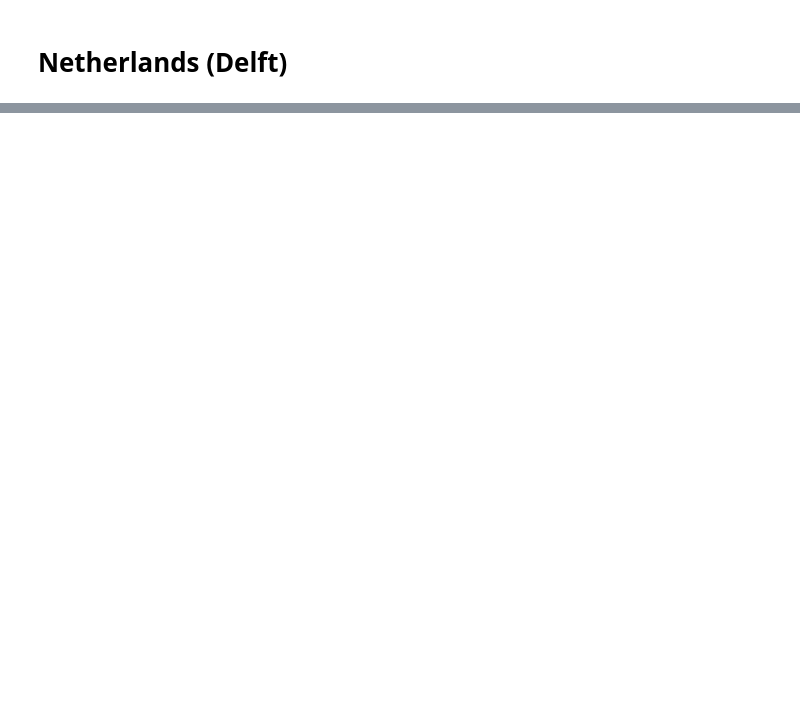
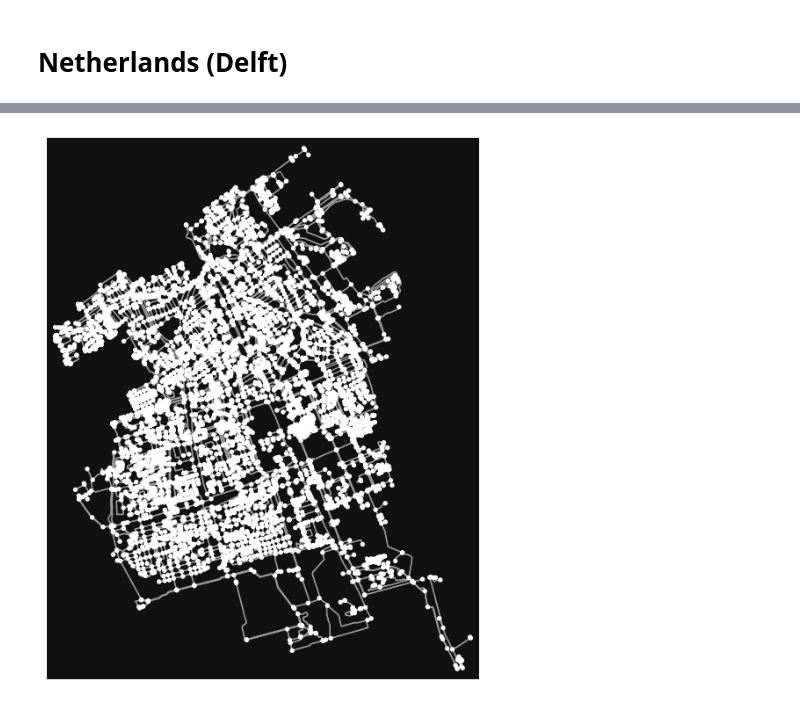
Before and after one commit to nicholas-ko-zy/blog-post-illustrations, a Jupyter notebook: 20260404_TransportationSeparation/networks.ipynb, the cells around one changed output, grey strips where cells are left out. Cells and saved outputs as stored; diff of their text form; code cells hidden in the pictures; blank space fills up the shorter version.

```diff
--- a/20260404_TransportationSeparation/networks.ipynb
+++ b/20260404_TransportationSeparation/networks.ipynb
@@ -97,0 +188,6 @@ Total size of Sembawang and Woodlands is 26.248709284372953 km^2.
+# %%
+delft_bike_network = ox.graph.graph_from_place("Delft, Netherlands", network_type="bike")
+# %%
+fig, ax = ox.plot.plot_graph(delft_bike_network)
+# %% [output]
+[figure, added]
```
Also changed, not shown: parts of 22 cells of this notebook, 9 other files.
